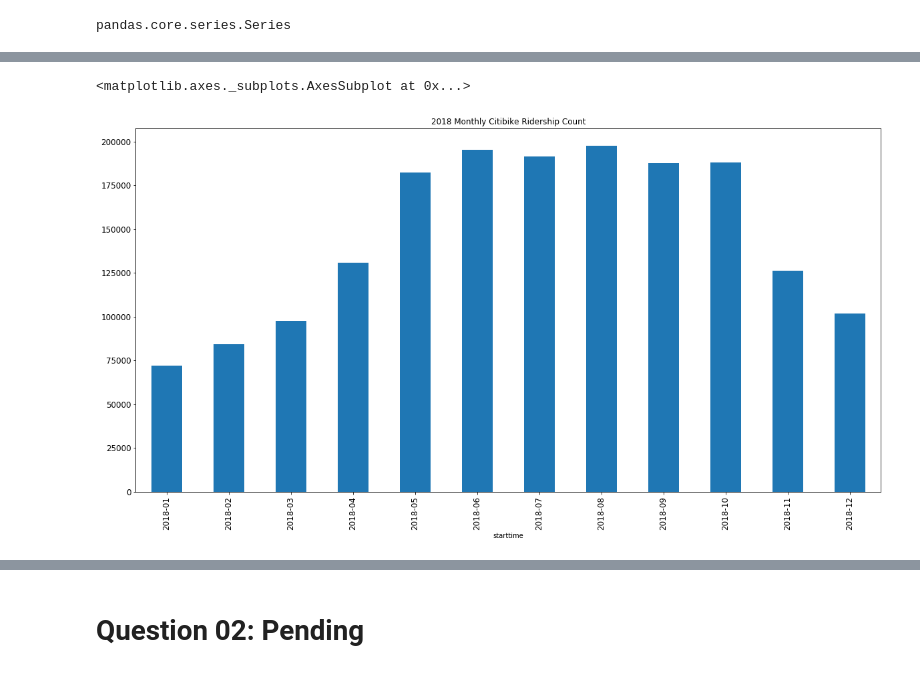
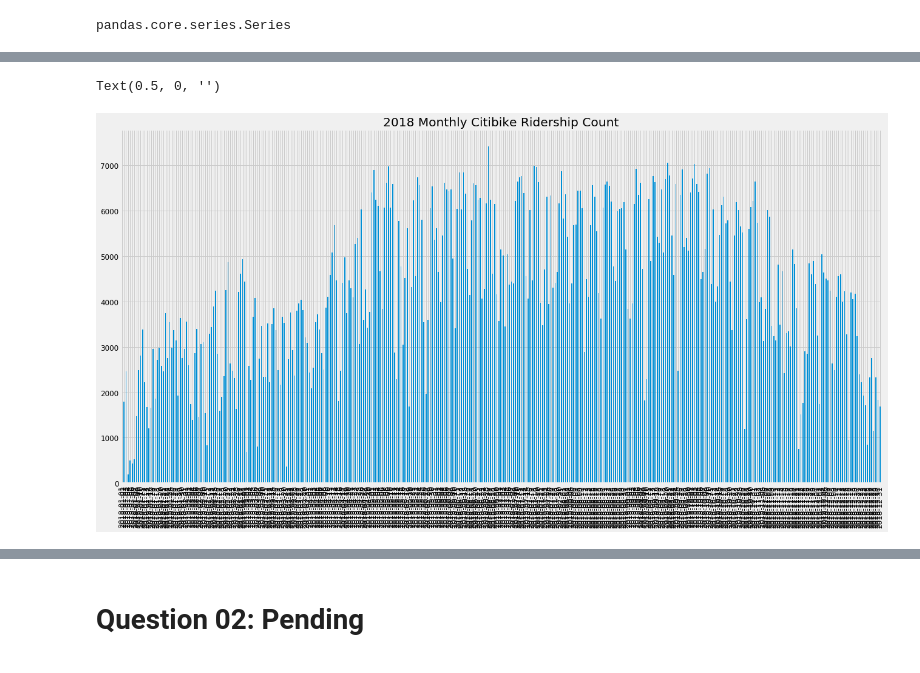
Before and after one commit to ygchan/Citibike, a Jupyter notebook: Main.ipynb, the cells around one changed output, grey strips where cells are left out. Cells and saved outputs as stored; diff of their text form; code cells hidden in the pictures.

```diff
--- a/Main.ipynb
+++ b/Main.ipynb
@@ -14,6 +7,14 @@ import pandas as pd
 import glob
 import numpy as np
 import os
+
+# Major thanks to: https://markhneedham.com/blog/2018/09/18/matplotlib-remove-axis-legend/
+import matplotlib
+matplotlib.use('TkAgg')
+import matplotlib.pyplot as plt
+
+plt.style.use('fivethirtyeight')
+plt.tight_layout()
 # %%
 # Define where are the citibke 2018 zipfiles
 data_folder = r'/Users/Study/Citibike_Data/'
@@ -78,8 +79,14 @@ for filename in sorted(all_files):
     # df contains the entire dataset (CSV)
     df = pd.read_csv(filename)
 
+    # How to filter by values
+    # https://stackoverflow.com/q/17071871
+
+    # Experiment to see if only using annual membership will show a different
+    # df = df.loc[df['usertype'] == 'Subscriber']
+
     # Radnomly select 10% of the data, with random_state = 1
-    df = df.sample(frac = 0.10, replace = True, random_state = 1)
+    df = df.sample(frac = 0.1, replace = True, random_state = 1)
 
     # Output the (rowCount, columnCount) to terminal
     print("size: " + str(df.shape))
@@ -93,8 +100,10 @@ print("\nThere are " + "{:,}".format(totalRecordCount) + " number of records.")
 print("Before dropping NaN: " + "{:,}".format(citibike.shape[0]))
 
 # Drop rows with any (missing) variables
-citibike.dropna(inplace = True)
-print("After dropping NaN: " + "{:,}".format(citibike.shape[0]))
+# Improve performance by not using inplace option
+# Reference: https://stackoverflow.com/q/22532302
+citibike = citibike.dropna()
+print("After dropping NaN:  " + "{:,}".format(citibike.shape[0]))
 # %% [output]
 201801-citibike-tripdata.csv size: (71899, 15)
 201802-citibike-tripdata.csv size: (84311, 15)
@@ -178,9 +239,12 @@ pandas.core.series.Series
 # %%
-monthly_answer.plot(
+ax2 = daily_answer.plot(
     figsize = (20,10),
     kind = 'bar',
     title = '2018 Monthly Citibike Ridership Count',
-    fontsize = 12)
+    fontsize = 12,
+    legend=False)
+
+ax2.set_xlabel('')
 # %% [output]
-<matplotlib.axes._subplots.AxesSubplot at 0x...>
+Text(0.5, 0, '')
-[figure, old version]
+[figure, new version]
```
Also changed, not shown: parts of 17 cells of this notebook.
